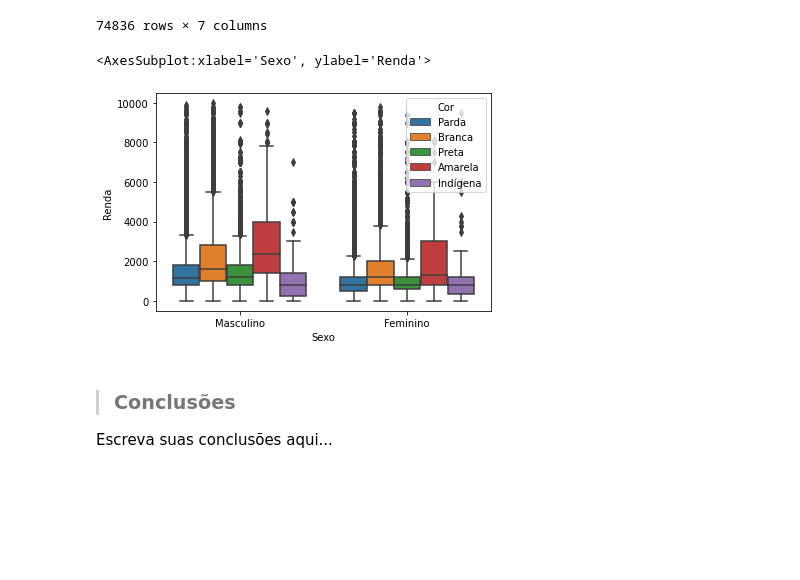
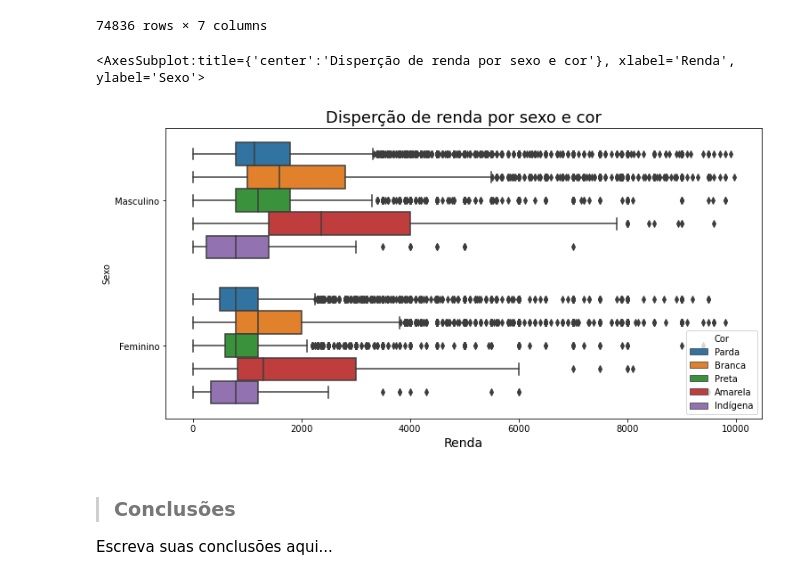
Before and after one commit to Caiocof/Estatistica_Python_01, a Jupyter notebook: Exercicios/Análise_Descritiva.ipynb, the cells around one changed output. Saved outputs shown, nothing was run; the diff lists cells and outputs as text; code cells hidden in the pictures; blank space fills up the shorter version.

Commit message:
analysis of IBGE data to establish the knowledge acquired during the course prt-02

```diff
--- a/Exercicios/Análise_Descritiva.ipynb
+++ b/Exercicios/Análise_Descritiva.ipynb
@@ -536,12 +536,15 @@ See the caveats in the documentation: https://pandas.pydata.org/pandas-docs/stab
 | 76838 | 53 | Masculino | 57 | Parda | 4 | 1500 | 1.726344 |
 | 76839 | 53 | Masculino | 38 | Parda | 4 | 900 | 1.658305 |
 74836 rows × 7 columns
-# %%
-plot_renda = sns.boxplot(x='Sexo', y='Renda', hue='Cor', data=renda)
-plot_renda
-# %% [output]
-<AxesSubplot:xlabel='Sexo', ylabel='Renda'>
-[figure, removed]
+# %%
+plot_renda = sns.boxplot(x='Renda', y='Sexo', orient='h', hue='Cor', data=renda)
+plot_renda.figure.set_size_inches(12,6)
+plot_renda.set_title('Disperção de renda por sexo e cor', fontsize=18)
+plot_renda.set_xlabel('Renda', fontsize=14)
+plot_renda
+# %% [output]
+<AxesSubplot:title={'center':'Disperção de renda por sexo e cor'}, xlabel='Renda', ylabel='Sexo'>
+[figure, added]
 # %% [markdown]
 > ### Conclusões
 
```
Also changed, not shown: parts of 17 cells of this notebook, 1 other file.
